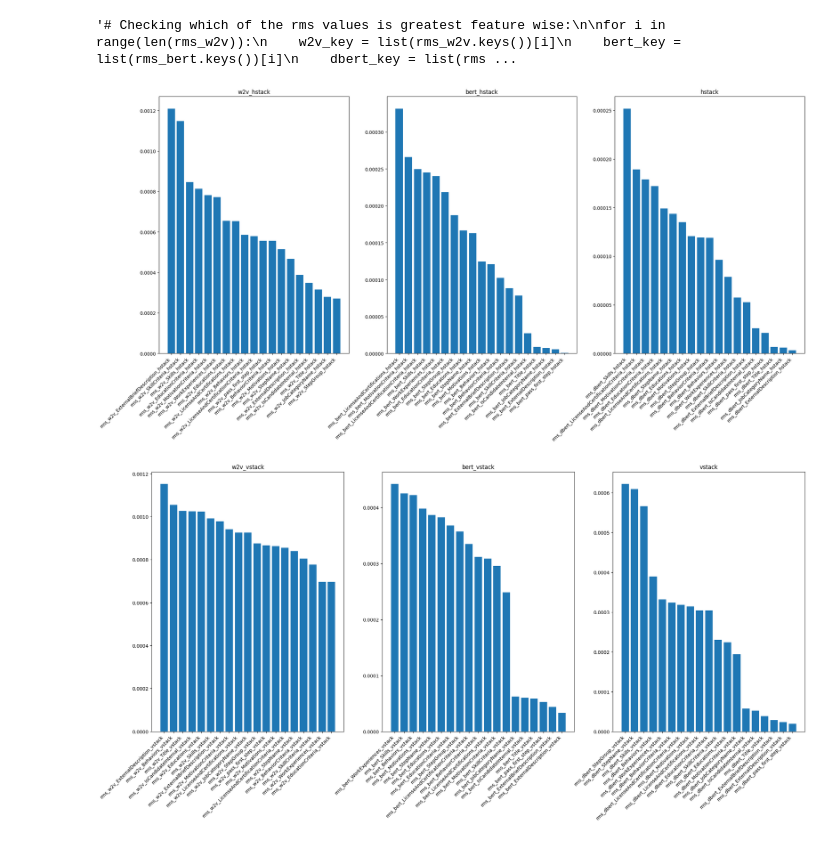
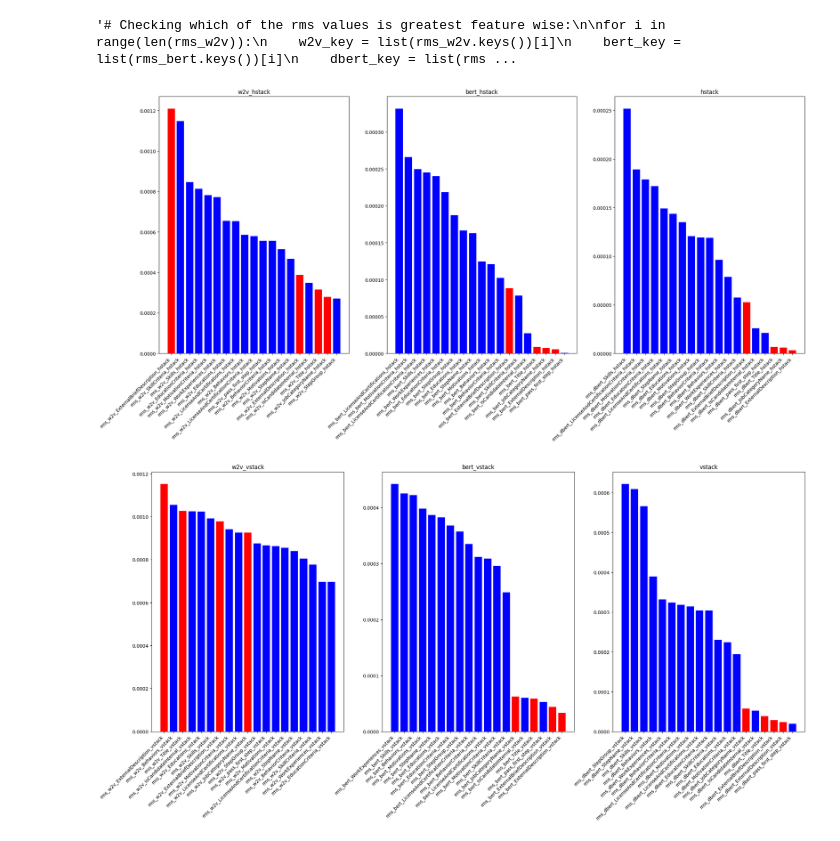
Before and after one commit to rathishsekhar/Opportunity_Application_Ranker, a Jupyter notebook: notebooks/06_model_tuning/06_model_tuning.ipynb, the cells around one changed output. Cells and saved outputs as stored; diff of their text form; code cells hidden in the pictures.

```diff
--- a/notebooks/06_model_tuning/06_model_tuning.ipynb
+++ b/notebooks/06_model_tuning/06_model_tuning.ipynb
@@ -538,44 +560,52 @@ for i in range(len(rms_w2v)):
 # %%
 # Plotting graphs - hstack
 
+# Defining list of colors
+w2v_colors = ["red" if x.replace("rms_w2v_", "").replace("_hstack", "") in job_column else "blue" for x in list(top_n_features(rms_w2v_hstack).keys())]
+bert_colors = ["red" if x.replace("rms_bert_", "").replace("_hstack", "") in job_column else "blue" for x in list(top_n_features(rms_bert_hstack).keys())]
+dbert_colors = ["red" if x.replace("rms_dbert_", "").replace("_hstack", "") in job_column else "blue" for x in list(top_n_features(rms_dbert_hstack).keys())]
+
 fig, (ax1, ax2, ax3) = pt.subplots(1, 3, figsize = (25,10))
 
-
-ax1.bar(list(top_n_features(rms_w2v_hstack).keys()), list(top_n_features(rms_w2v_hstack).values()))
+ax1.bar(list(top_n_features(rms_w2v_hstack).keys()), list(top_n_features(rms_w2v_hstack).values()), color = w2v_colors)
 ax1.set_title("w2v_hstack")
 ax1.set_xticklabels(ax1.get_xticklabels(), rotation = 45, ha='right')
 
-ax2.bar(list(top_n_features(rms_bert_hstack).keys()), list(top_n_features(rms_bert_hstack).values()))
+ax2.bar(list(top_n_features(rms_bert_hstack).keys()), list(top_n_features(rms_bert_hstack).values()), color = bert_colors)
 ax2.set_title("bert_hstack")
 ax2.set_xticklabels(ax2.get_xticklabels(), rotation = 45, ha='right')
 
-ax3.bar(list(top_n_features(rms_dbert_hstack).keys()), list(top_n_features(rms_dbert_hstack).values()))
+ax3.bar(list(top_n_features(rms_dbert_hstack).keys()), list(top_n_features(rms_dbert_hstack).values()), color = dbert_colors)
 ax3.set_title("dbert_hstack")
 ax3.set_xticklabels(ax3.get_xticklabels(), rotation = 45, ha='right')
 
 pt.title("hstack")
 pt.show()
 # %% [output]
-[figure, old version]
+[figure, new version]
 # %%
 # Plotting graphs - vstack
 
 fig, (ax1, ax2, ax3) = pt.subplots(1, 3, figsize = (25,10))
 
+# Defining list of colors
+w2v_colors = ["red" if x.replace("rms_w2v_", "").replace("_vstack", "") in job_column else "blue" for x in list(top_n_features(rms_w2v_vstack).keys())]
+bert_colors = ["red" if x.replace("rms_bert_", "").replace("_vstack", "") in job_column else "blue" for x in list(top_n_features(rms_bert_vstack).keys())]
+dbert_colors = ["red" if x.replace("rms_dbert_", "").replace("_vstack", "") in job_column else "blue" for x in list(top_n_features(rms_dbert_vstack).keys())]
 
-ax1.bar(list(top_n_features(rms_w2v_vstack).keys()), list(top_n_features(rms_w2v_vstack).values()))
+ax1.bar(list(top_n_features(rms_w2v_vstack).keys()), list(top_n_features(rms_w2v_vstack).values()), color = w2v_colors)
 ax1.set_title("w2v_vstack")
 ax1.set_xticklabels(ax1.get_xticklabels(), rotation = 45, ha='right')
 
-ax2.bar(list(top_n_features(rms_bert_vstack).keys()), list(top_n_features(rms_bert_vstack).values()))
+ax2.bar(list(top_n_features(rms_bert_vstack).keys()), list(top_n_features(rms_bert_vstack).values()), color = bert_colors)
 ax2.set_title("bert_vstack")
 ax2.set_xticklabels(ax2.get_xticklabels(), rotation = 45, ha='right')
 
-ax3.bar(list(top_n_features(rms_dbert_vstack).keys()), list(top_n_features(rms_dbert_vstack).values()))
+ax3.bar(list(top_n_features(rms_dbert_vstack).keys()), list(top_n_features(rms_dbert_vstack).values()), color = dbert_colors)
 ax3.set_title("dbert_vstack")
 ax3.set_xticklabels(ax3.get_xticklabels(), rotation = 45, ha='right')
 
 pt.title("vstack")
 pt.show()
 # %% [output]
-[figure, old version]
+[figure, new version]
```
Also changed, not shown: parts of 3 cells of this notebook, 1 other file.
